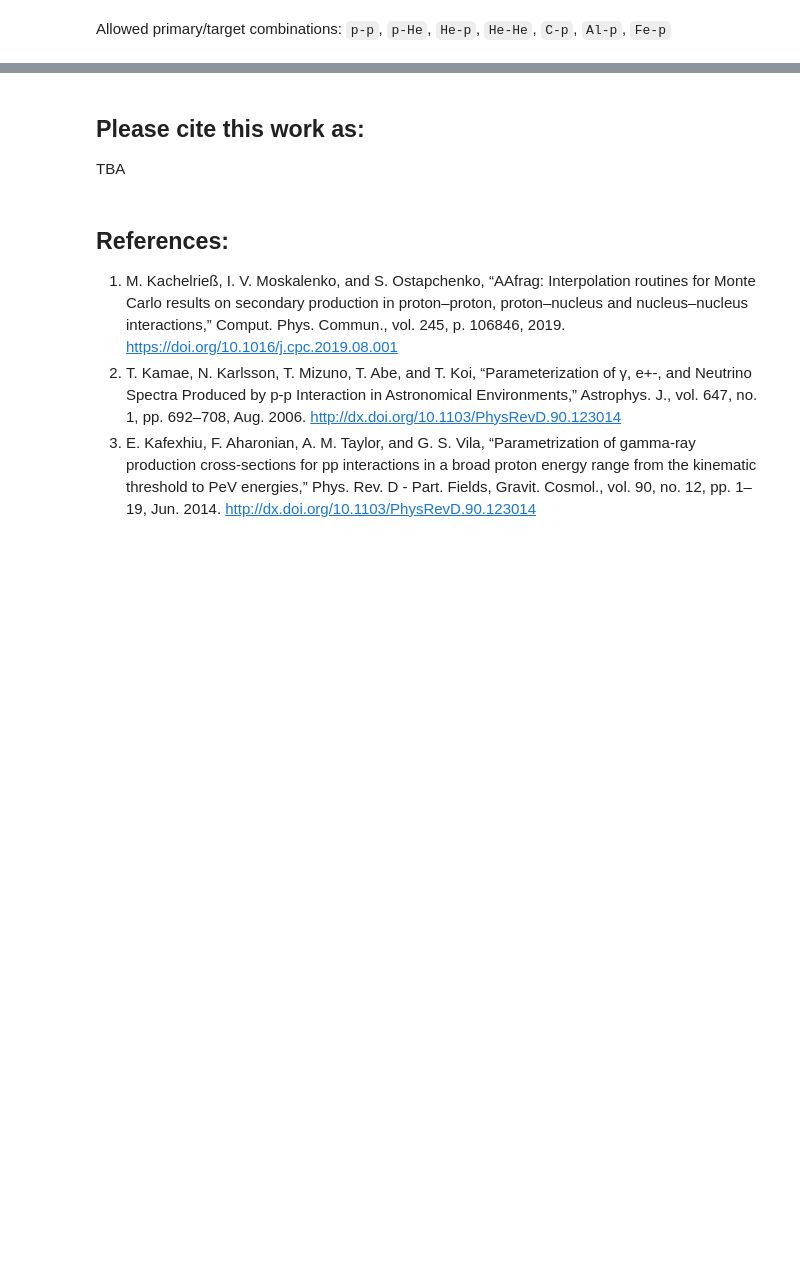
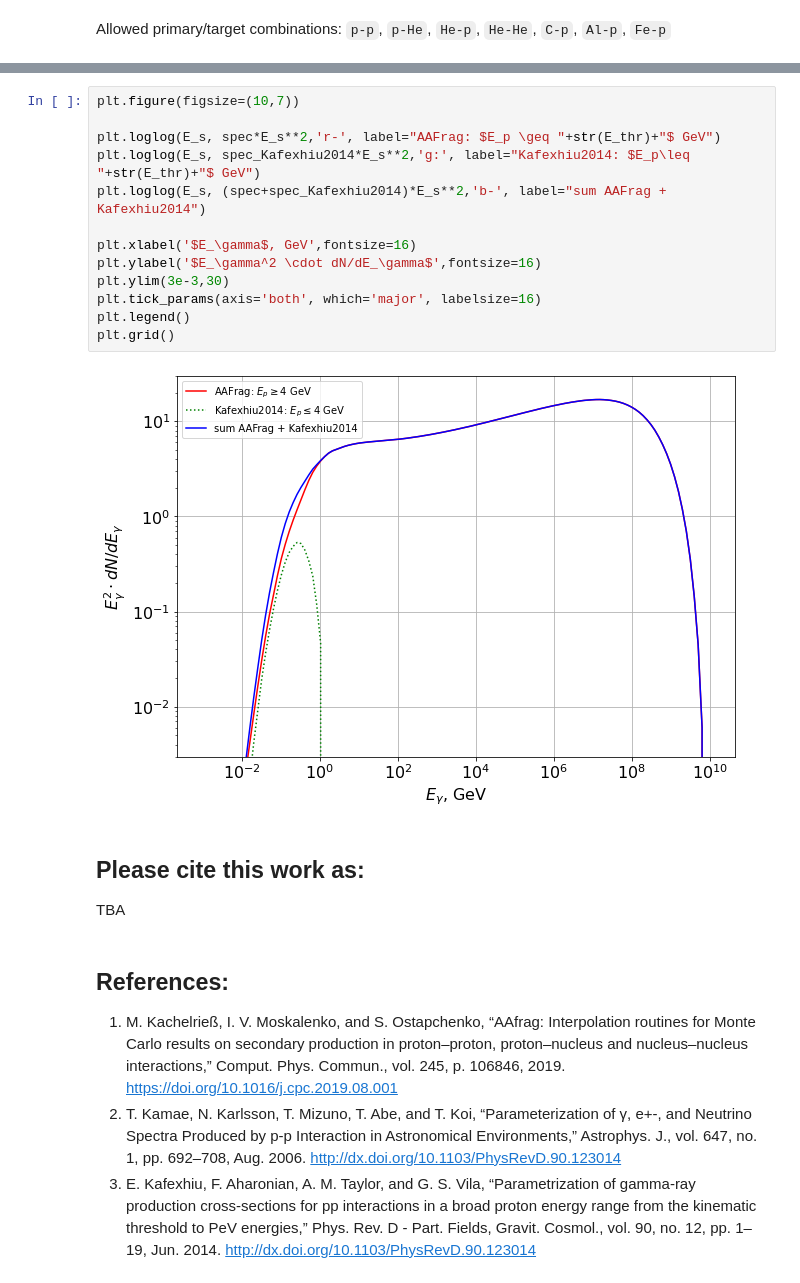
Before and after one commit to aafragpy/aafragpy, a Jupyter notebook: aafragpy_tutorial.ipynb, the cells around one changed output, grey strips where cells are left out. Drawn from its saved outputs; the diff is of its cells as text; blank space fills up the shorter version.

```diff
--- a/aafragpy_tutorial.ipynb
+++ b/aafragpy_tutorial.ipynb
@@ -205,3 +168,18 @@ plt.show()
+# %%
+plt.figure(figsize=(10,7))
+
+plt.loglog(E_s, spec*E_s**2,'r-', label="AAFrag: $E_p \geq "+str(E_thr)+"$ GeV")
+plt.loglog(E_s, spec_Kafexhiu2014*E_s**2,'g:', label="Kafexhiu2014: $E_p\leq "+str(E_thr)+"$ GeV")
+plt.loglog(E_s, (spec+spec_Kafexhiu2014)*E_s**2,'b-', label="sum AAFrag + Kafexhiu2014")
+
+plt.xlabel('$E_\gamma$, GeV',fontsize=16)
+plt.ylabel('$E_\gamma^2 \cdot dN/dE_\gamma$',fontsize=16)
+plt.ylim(3e-3,30)
+plt.tick_params(axis='both', which='major', labelsize=16)
+plt.legend()
+plt.grid()
+# %% [output]
+[figure, added]
 # %% [markdown]
 ## Please cite this work as:
 TBA
```
Also changed, not shown: parts of 46 cells of this notebook, 1 other file.
